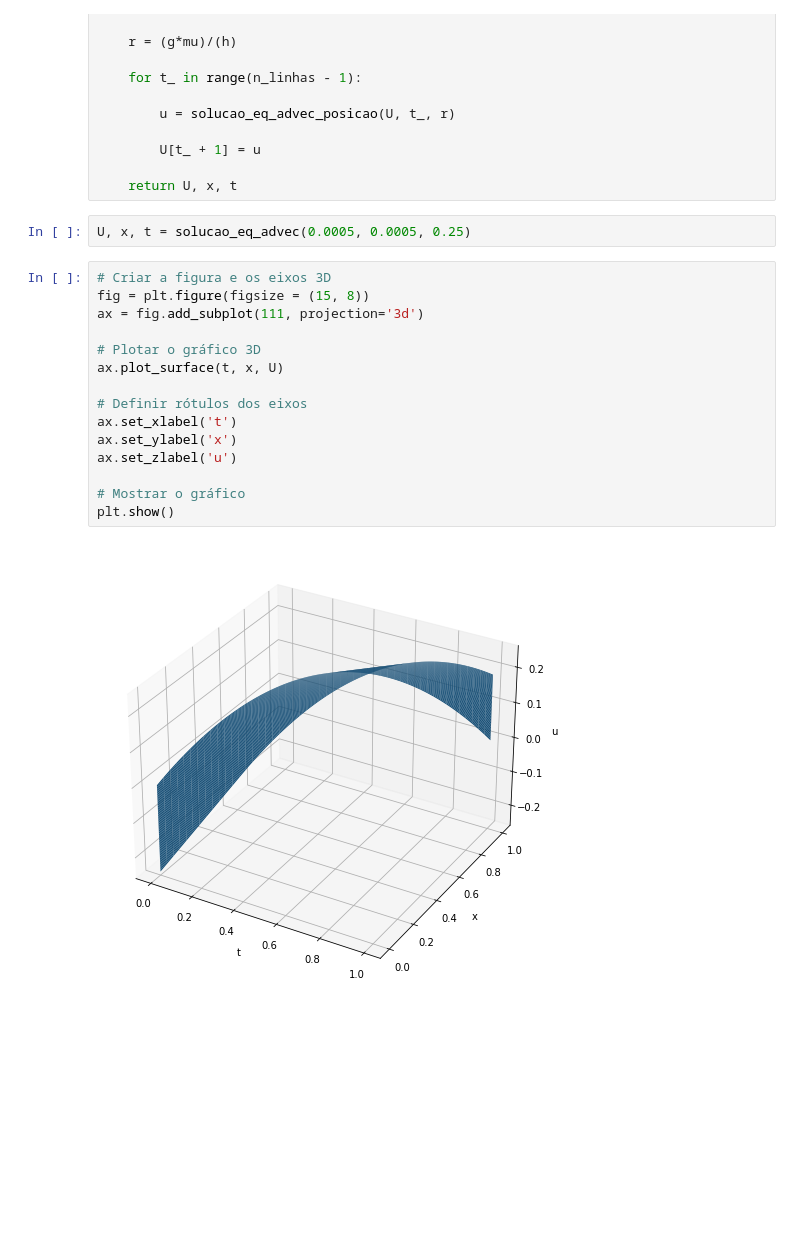
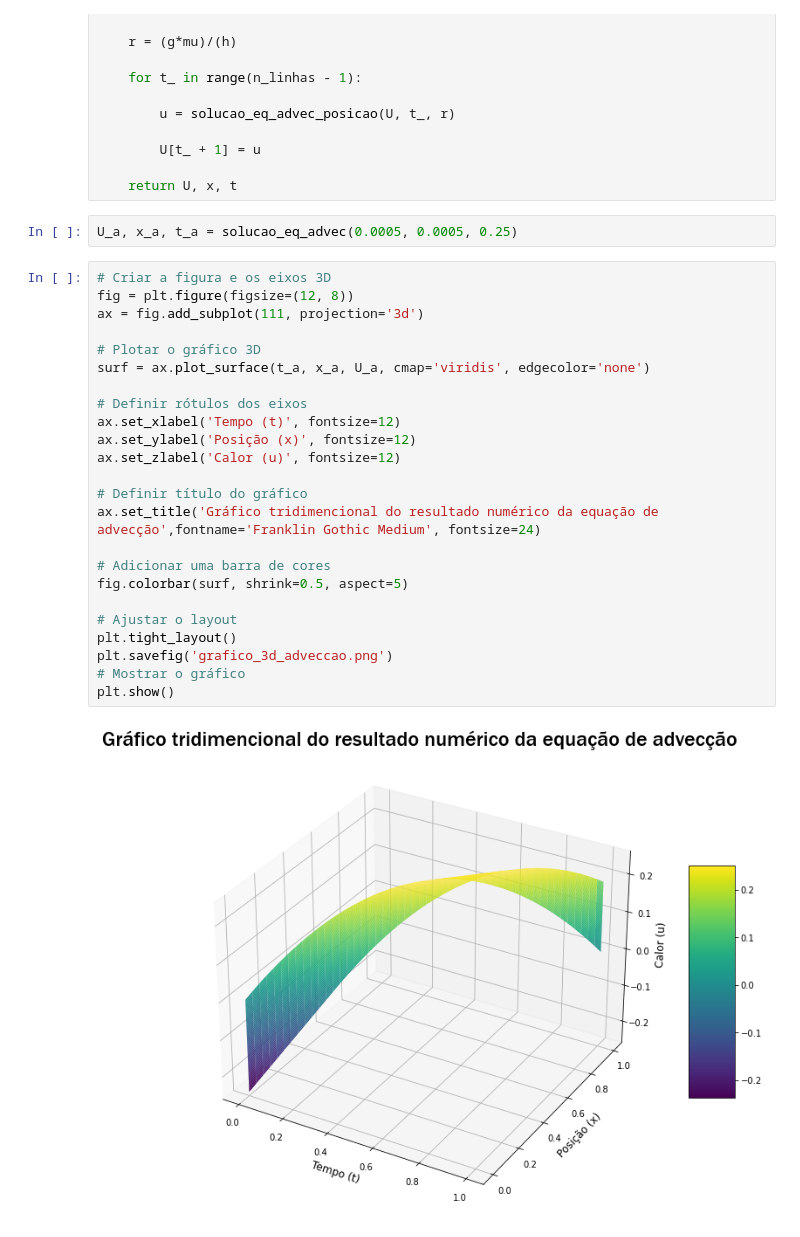
Before and after one commit to benetao/trabalho_analise_numerica, a Jupyter notebook: Metodo_das_Diferencas_Finitas.ipynb, the cells around one changed output. Cells and saved outputs as stored; diff of their text form; blank space fills up the shorter version.

```diff
--- a/Metodo_das_Diferencas_Finitas.ipynb
+++ b/Metodo_das_Diferencas_Finitas.ipynb
@@ -200,24 +210,33 @@ def solucao_eq_advec(g, h, mu):
 
     return U, x, t
 # %%
-U, x, t = solucao_eq_advec(0.0005, 0.0005, 0.25)
+U_a, x_a, t_a = solucao_eq_advec(0.0005, 0.0005, 0.25)
 # %%
 # Criar a figura e os eixos 3D
-fig = plt.figure(figsize = (15, 8))
+fig = plt.figure(figsize=(12, 8))
 ax = fig.add_subplot(111, projection='3d')
 
 # Plotar o gráfico 3D
-ax.plot_surface(t, x, U)
+surf = ax.plot_surface(t_a, x_a, U_a, cmap='viridis', edgecolor='none')
 
 # Definir rótulos dos eixos
-ax.set_xlabel('t')
-ax.set_ylabel('x')
-ax.set_zlabel('u')
+ax.set_xlabel('Tempo (t)', fontsize=12)
+ax.set_ylabel('Posição (x)', fontsize=12)
+ax.set_zlabel('Calor (u)', fontsize=12)
 
+# Definir título do gráfico
+ax.set_title('Gráfico tridimencional do resultado numérico da equação de advecção',fontname='Franklin Gothic Medium', fontsize=24)
+
+# Adicionar uma barra de cores
+fig.colorbar(surf, shrink=0.5, aspect=5)
+
+# Ajustar o layout
+plt.tight_layout()
+plt.savefig('grafico_3d_adveccao.png')
 # Mostrar o gráfico
 plt.show()
 # %% [output]
-[figure, old version]
+[figure, new version]
 # %%
 fig = plt.figure(figsize = (15, 10))
 
```
Also changed, not shown: parts of 5 cells of this notebook, 5 other files.
